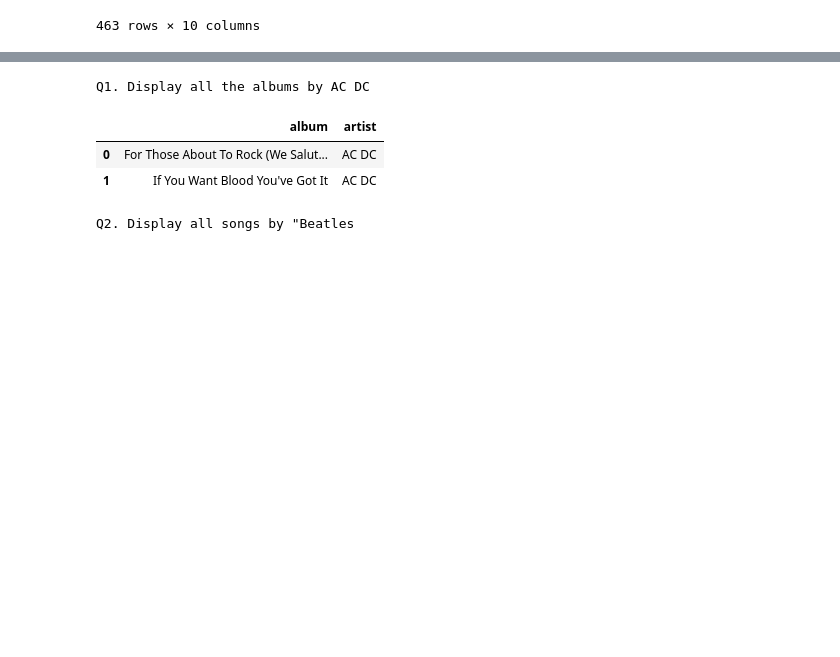
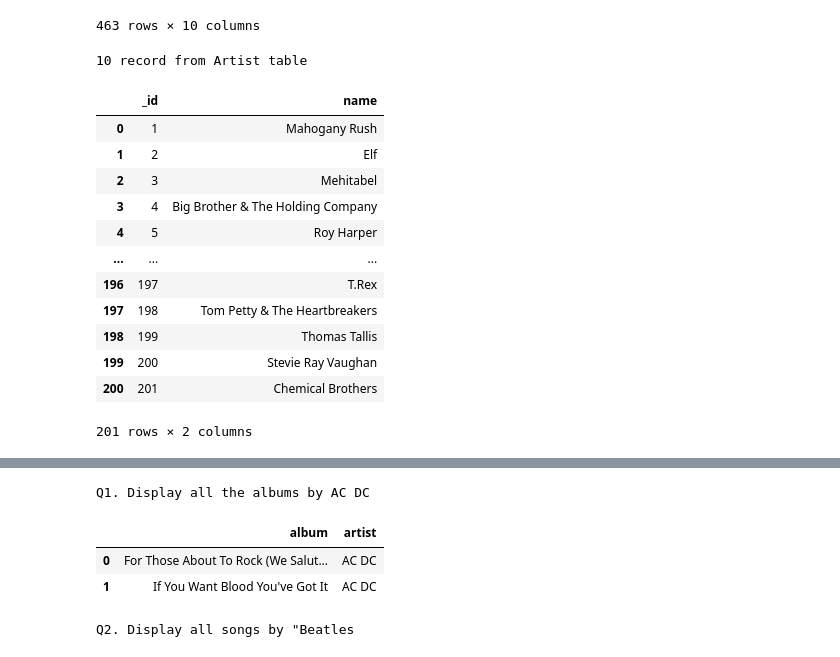
Before and after one commit to Dandata0101/MBS-projects, a Jupyter notebook: workspace_class.ipynb, the cells around one changed output, grey strips where cells are left out. Saved outputs shown, nothing was run; the diff lists cells and outputs as text; code cells hidden in the pictures; blank space fills up the shorter version.

```diff
--- a/workspace_class.ipynb
+++ b/workspace_class.ipynb
@@ -911,3 +915,21 @@ dfq5 = pd.read_sql_query(queryablumcount , conn)
 dfq6 = pd.read_sql_query(queryqueen , conn)
 # Close the connection
 conn.close()
+# %%
+print('10 records from Artist table')
+dfartists
+# %% [output]
+10 record from Artist table
+|  | _id | name |
+| 0 | 1 | Mahogany Rush |
+| 1 | 2 | Elf |
+| 2 | 3 | Mehitabel |
+| 3 | 4 | Big Brother & The Holding Company |
+| 4 | 5 | Roy Harper |
+| ... | ... | ... |
+| 196 | 197 | T.Rex |
+| 197 | 198 | Tom Petty & The Heartbreakers |
+| 198 | 199 | Thomas Tallis |
+| 199 | 200 | Stevie Ray Vaughan |
+| 200 | 201 | Chemical Brothers |
+201 rows × 2 columns
```
Also changed, not shown: parts of 3 cells of this notebook.
